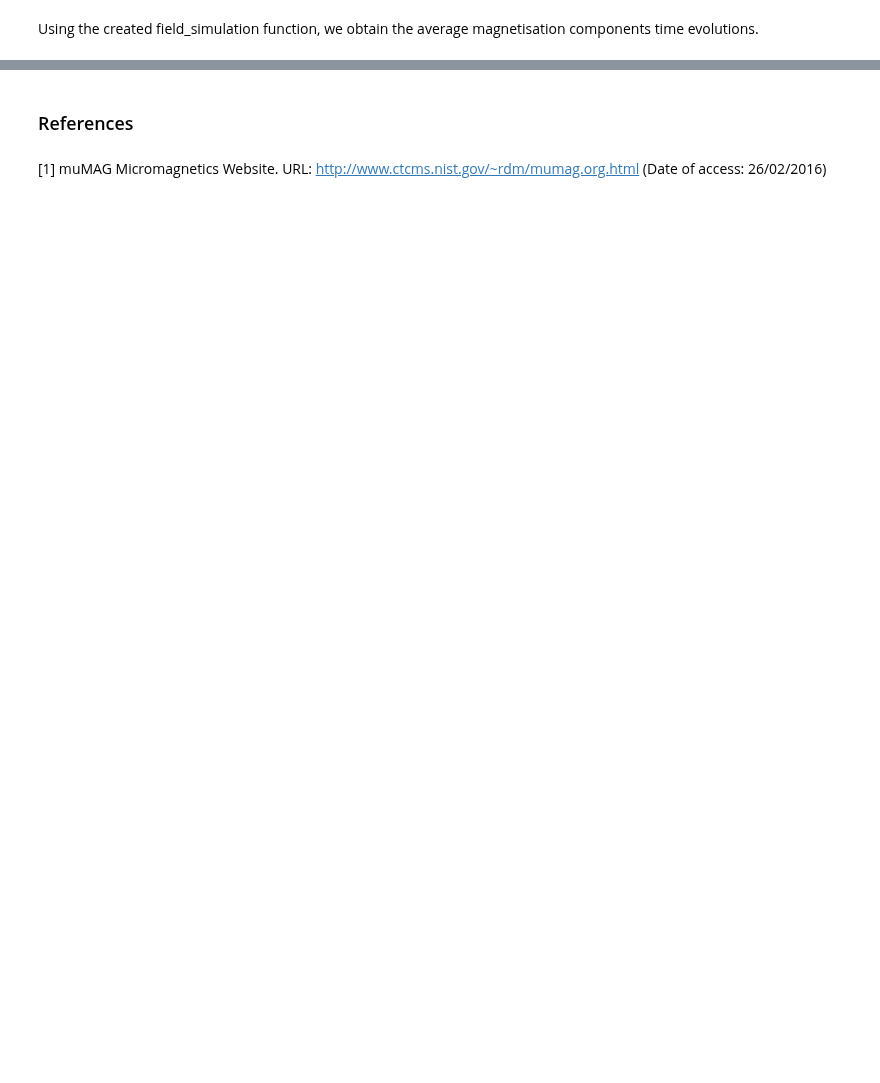
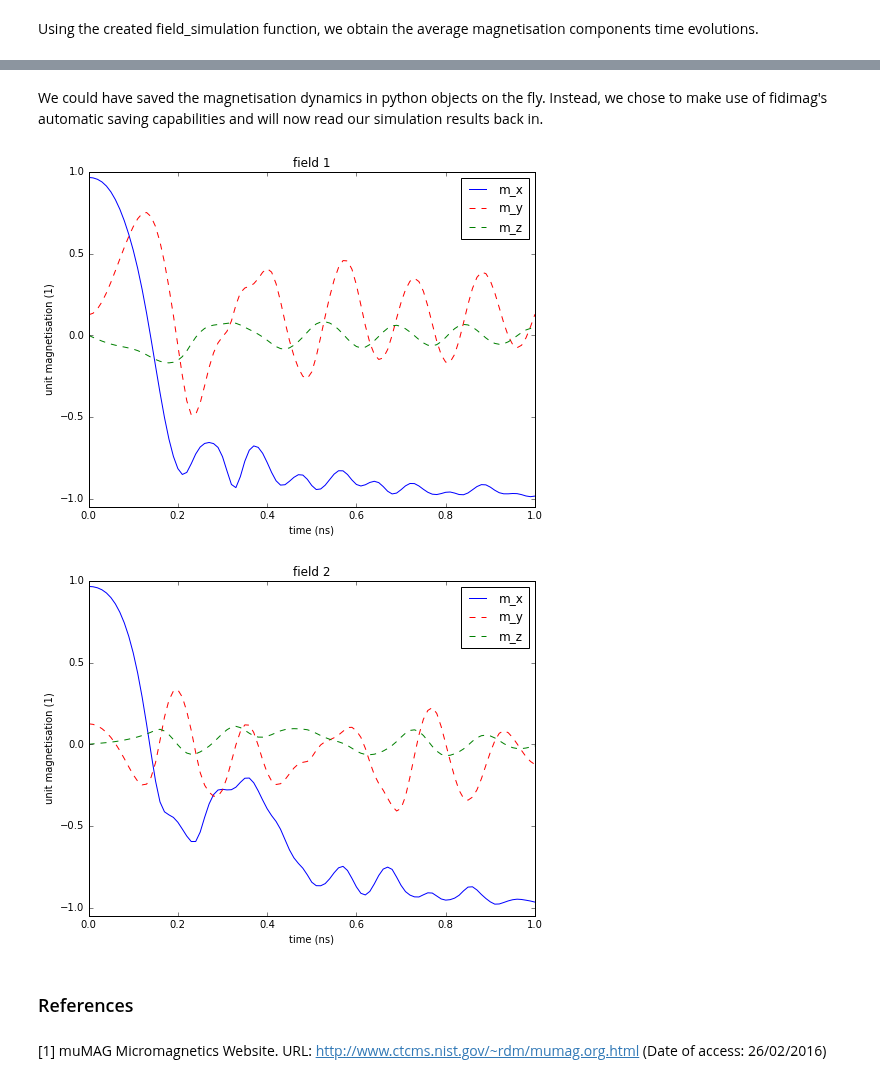
Before and after one commit to computationalmodelling/fidimag, a Jupyter notebook: doc/ipynb/standard_problem_4.ipynb, the cells around one changed output, grey strips where cells are left out. Cells and saved outputs as stored; diff of their text form; code cells hidden in the pictures; blank space fills up the shorter version.

Commit message:
fix std4 notebook, break code up into smaller chunks, nicer graphs

```diff
--- a/doc/ipynb/standard_problem_4.ipynb
+++ b/doc/ipynb/standard_problem_4.ipynb
@@ -162,3 +152,29 @@ plt.show()
+# %% [markdown]
+We could have saved the magnetisation dynamics in python objects on the fly. Instead, we chose to make use of fidimag's automatic saving capabilities and will now read our simulation results back in.
+# %%
+import matplotlib.pyplot as plt
+%matplotlib inline
+from fidimag.common.fileio import DataReader
+
+for f in (1, 2):
+    dynamics = DataReader("field_{}.txt".format(f))
+    # we could load the data with np.loadtxt, but using the DataReader gives
+    # us the possibility to use the column headers to access our data
+    fig = plt.figure(figsize=(8, 6))
+    axes = fig.add_subplot(111)
+    axes.plot(dynamics["time"] * 1e9, dynamics["m_x"], "b-", label="m_x")
+    axes.plot(dynamics["time"] * 1e9, dynamics["m_y"], "r--", label="m_y")
+    axes.plot(dynamics["time"] * 1e9, dynamics["m_z"], "g--", label="m_z")
+    axes.set_xlabel("time (ns)")
+    axes.set_xlim((0, 1))
+    axes.set_ylabel("unit magnetisation (1)")
+    axes.set_ylim((-1.05, 1))
+    axes.legend()
+    axes.set_title("field {}".format(f))
+    fig.show()
+# %% [output]
+[figure, added]
+[figure, added]
 # %% [markdown]
 ### References
 # %% [markdown]
```
Also changed, not shown: parts of 23 cells of this notebook.
